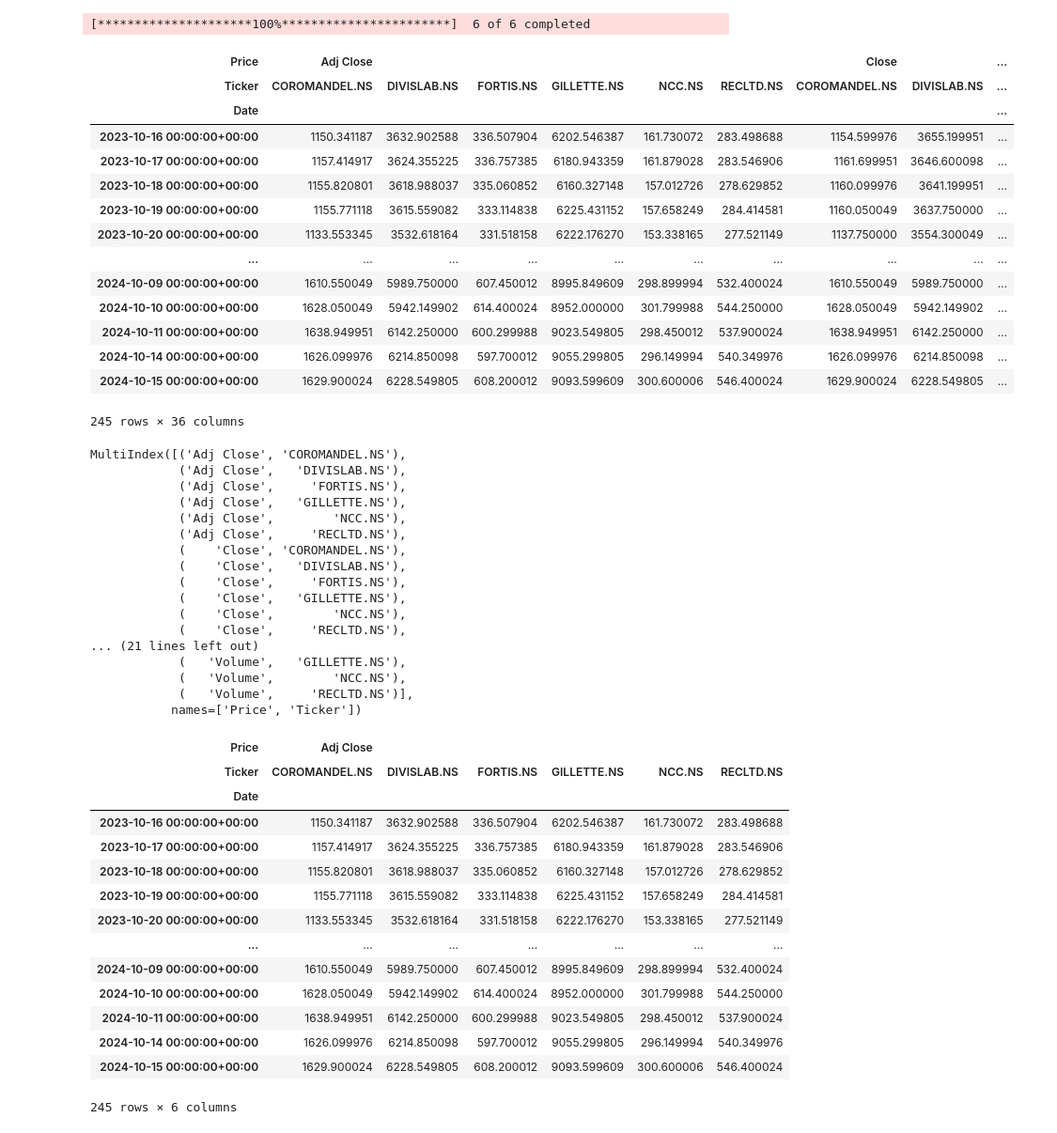
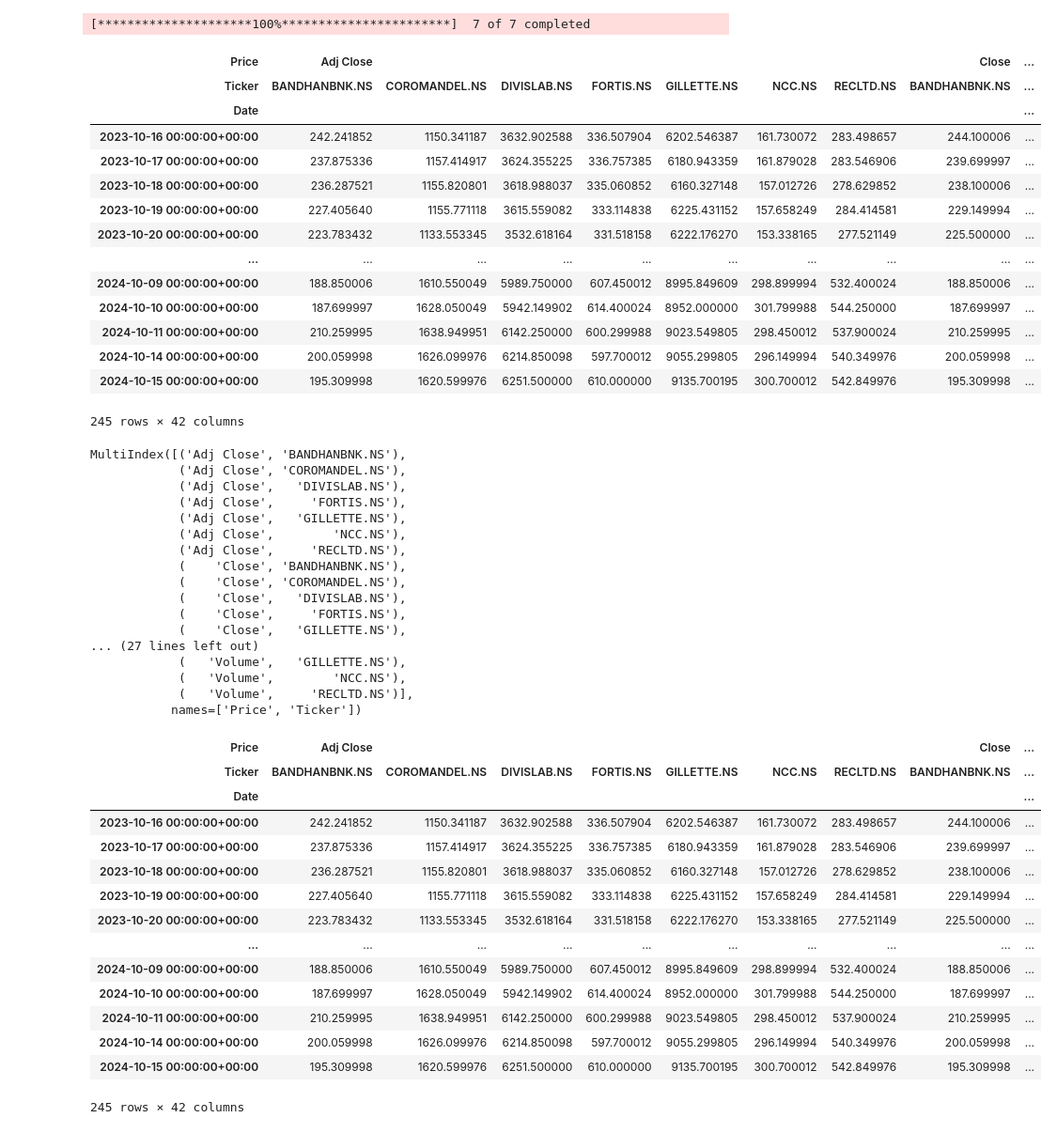
Before and after one commit to Rishi-Bharadwaj/Applied-AI-in-Finance, a Jupyter notebook: Sapm/first.ipynb, the cells around one changed output. Shown at 94% size. Drawn from its saved outputs; the diff is of its cells as text; code cells hidden in the pictures.

```diff
--- a/Sapm/first.ipynb
+++ b/Sapm/first.ipynb
@@ -2,67 +2,70 @@
 import pandas as pd
 import numpy as np
 import yfinance as yf
+import seaborn as sns
+import matplotlib.pyplot as plt
 
-data = yf.download("GILLETTE.NS NCC.NS FORTIS.NS RECLTD.NS DIVISLAB.NS COROMANDEL.NS", period="1y")
+data = yf.download("BANDHANBNK.NS GILLETTE.NS NCC.NS FORTIS.NS RECLTD.NS DIVISLAB.NS COROMANDEL.NS", period="1y")
 data
 # %% [output]
-[*********************100%***********************]  6 of 6 completed
+[*********************100%***********************]  7 of 7 completed
-| Price | Adj Close |  |  |  |  |  | Close |  | ... |
-| Ticker | COROMANDEL.NS | DIVISLAB.NS | FORTIS.NS | GILLETTE.NS | NCC.NS | RECLTD.NS | COROMANDEL.NS | DIVISLAB.NS | ... |
+| Price | Adj Close |  |  |  |  |  |  | Close | ... |
+| Ticker | BANDHANBNK.NS | COROMANDEL.NS | DIVISLAB.NS | FORTIS.NS | GILLETTE.NS | NCC.NS | RECLTD.NS | BANDHANBNK.NS | ... |
 | Date |  |  |  |  |  |  |  |  | ... |
-| 2023-10-16 00:00:00+00:00 | 1150.341187 | 3632.902588 | 336.507904 | 6202.546387 | 161.730072 | 283.498688 | 1154.599976 | 3655.199951 | ... |
-| 2023-10-17 00:00:00+00:00 | 1157.414917 | 3624.355225 | 336.757385 | 6180.943359 | 161.879028 | 283.546906 | 1161.699951 | 3646.600098 | ... |
-| 2023-10-18 00:00:00+00:00 | 1155.820801 | 3618.988037 | 335.060852 | 6160.327148 | 157.012726 | 278.629852 | 1160.099976 | 3641.199951 | ... |
-| 2023-10-19 00:00:00+00:00 | 1155.771118 | 3615.559082 | 333.114838 | 6225.431152 | 157.658249 | 284.414581 | 1160.050049 | 3637.750000 | ... |
-| 2023-10-20 00:00:00+00:00 | 1133.553345 | 3532.618164 | 331.518158 | 6222.176270 | 153.338165 | 277.521149 | 1137.750000 | 3554.300049 | ... |
+| 2023-10-16 00:00:00+00:00 | 242.241852 | 1150.341187 | 3632.902588 | 336.507904 | 6202.546387 | 161.730072 | 283.498657 | 244.100006 | ... |
+| 2023-10-17 00:00:00+00:00 | 237.875336 | 1157.414917 | 3624.355225 | 336.757385 | 6180.943359 | 161.879028 | 283.546906 | 239.699997 | ... |
+| 2023-10-18 00:00:00+00:00 | 236.287521 | 1155.820801 | 3618.988037 | 335.060852 | 6160.327148 | 157.012726 | 278.629852 | 238.100006 | ... |
+| 2023-10-19 00:00:00+00:00 | 227.405640 | 1155.771118 | 3615.559082 | 333.114838 | 6225.431152 | 157.658249 | 284.414581 | 229.149994 | ... |
+| 2023-10-20 00:00:00+00:00 | 223.783432 | 1133.553345 | 3532.618164 | 331.518158 | 6222.176270 | 153.338165 | 277.521149 | 225.500000 | ... |
 | ... | ... | ... | ... | ... | ... | ... | ... | ... | ... |
-| 2024-10-09 00:00:00+00:00 | 1610.550049 | 5989.750000 | 607.450012 | 8995.849609 | 298.899994 | 532.400024 | 1610.550049 | 5989.750000 | ... |
-| 2024-10-10 00:00:00+00:00 | 1628.050049 | 5942.149902 | 614.400024 | 8952.000000 | 301.799988 | 544.250000 | 1628.050049 | 5942.149902 | ... |
-| 2024-10-11 00:00:00+00:00 | 1638.949951 | 6142.250000 | 600.299988 | 9023.549805 | 298.450012 | 537.900024 | 1638.949951 | 6142.250000 | ... |
-| 2024-10-14 00:00:00+00:00 | 1626.099976 | 6214.850098 | 597.700012 | 9055.299805 | 296.149994 | 540.349976 | 1626.099976 | 6214.850098 | ... |
-| 2024-10-15 00:00:00+00:00 | 1629.900024 | 6228.549805 | 608.200012 | 9093.599609 | 300.600006 | 546.400024 | 1629.900024 | 6228.549805 | ... |
+| 2024-10-09 00:00:00+00:00 | 188.850006 | 1610.550049 | 5989.750000 | 607.450012 | 8995.849609 | 298.899994 | 532.400024 | 188.850006 | ... |
+| 2024-10-10 00:00:00+00:00 | 187.699997 | 1628.050049 | 5942.149902 | 614.400024 | 8952.000000 | 301.799988 | 544.250000 | 187.699997 | ... |
+| 2024-10-11 00:00:00+00:00 | 210.259995 | 1638.949951 | 6142.250000 | 600.299988 | 9023.549805 | 298.450012 | 537.900024 | 210.259995 | ... |
+| 2024-10-14 00:00:00+00:00 | 200.059998 | 1626.099976 | 6214.850098 | 597.700012 | 9055.299805 | 296.149994 | 540.349976 | 200.059998 | ... |
+| 2024-10-15 00:00:00+00:00 | 195.309998 | 1620.599976 | 6251.500000 | 610.000000 | 9135.700195 | 300.700012 | 542.849976 | 195.309998 | ... |
-245 rows × 36 columns
+245 rows × 42 columns
 # %%
 data.columns
 # %% [output]
-MultiIndex([('Adj Close', 'COROMANDEL.NS'),
+MultiIndex([('Adj Close', 'BANDHANBNK.NS'),
+            ('Adj Close', 'COROMANDEL.NS'),
             ('Adj Close',   'DIVISLAB.NS'),
             ('Adj Close',     'FORTIS.NS'),
             ('Adj Close',   'GILLETTE.NS'),
             ('Adj Close',        'NCC.NS'),
             ('Adj Close',     'RECLTD.NS'),
+            (    'Close', 'BANDHANBNK.NS'),
             (    'Close', 'COROMANDEL.NS'),
             (    'Close',   'DIVISLAB.NS'),
             (    'Close',     'FORTIS.NS'),
             (    'Close',   'GILLETTE.NS'),
-            (    'Close',        'NCC.NS'),
-            (    'Close',     'RECLTD.NS'),
-... (21 lines left out)
+... (27 lines left out)
             (   'Volume',   'GILLETTE.NS'),
             (   'Volume',        'NCC.NS'),
             (   'Volume',     'RECLTD.NS')],
            names=['Price', 'Ticker'])
 # %%
-data=data[[('Adj Close', 'COROMANDEL.NS'),
+df=data[[('Adj Close', 'BANDHANBNK.NS'),
+         ('Adj Close', 'COROMANDEL.NS'),
             ('Adj Close',   'DIVISLAB.NS'),
             ('Adj Close',     'FORTIS.NS'),
             ('Adj Close',   'GILLETTE.NS'),
             ('Adj Close',        'NCC.NS'),
             ('Adj Close',     'RECLTD.NS'),]]
 data
 # %% [output]
-| Price | Adj Close |  |  |  |  |  |
-| Ticker | COROMANDEL.NS | DIVISLAB.NS | FORTIS.NS | GILLETTE.NS | NCC.NS | RECLTD.NS |
-| Date |  |  |  |  |  |  |
-| 2023-10-16 00:00:00+00:00 | 1150.341187 | 3632.902588 | 336.507904 | 6202.546387 | 161.730072 | 283.498688 |
-| 2023-10-17 00:00:00+00:00 | 1157.414917 | 3624.355225 | 336.757385 | 6180.943359 | 161.879028 | 283.546906 |
-| 2023-10-18 00:00:00+00:00 | 1155.820801 | 3618.988037 | 335.060852 | 6160.327148 | 157.012726 | 278.629852 |
-| 2023-10-19 00:00:00+00:00 | 1155.771118 | 3615.559082 | 333.114838 | 6225.431152 | 157.658249 | 284.414581 |
-| 2023-10-20 00:00:00+00:00 | 1133.553345 | 3532.618164 | 331.518158 | 6222.176270 | 153.338165 | 277.521149 |
-| ... | ... | ... | ... | ... | ... | ... |
-| 2024-10-09 00:00:00+00:00 | 1610.550049 | 5989.750000 | 607.450012 | 8995.849609 | 298.899994 | 532.400024 |
-| 2024-10-10 00:00:00+00:00 | 1628.050049 | 5942.149902 | 614.400024 | 8952.000000 | 301.799988 | 544.250000 |
-| 2024-10-11 00:00:00+00:00 | 1638.949951 | 6142.250000 | 600.299988 | 9023.549805 | 298.450012 | 537.900024 |
-| 2024-10-14 00:00:00+00:00 | 1626.099976 | 6214.850098 | 597.700012 | 9055.299805 | 296.149994 | 540.349976 |
-| 2024-10-15 00:00:00+00:00 | 1629.900024 | 6228.549805 | 608.200012 | 9093.599609 | 300.600006 | 546.400024 |
+| Price | Adj Close |  |  |  |  |  |  | Close | ... |
+| Ticker | BANDHANBNK.NS | COROMANDEL.NS | DIVISLAB.NS | FORTIS.NS | GILLETTE.NS | NCC.NS | RECLTD.NS | BANDHANBNK.NS | ... |
+| Date |  |  |  |  |  |  |  |  | ... |
+| 2023-10-16 00:00:00+00:00 | 242.241852 | 1150.341187 | 3632.902588 | 336.507904 | 6202.546387 | 161.730072 | 283.498657 | 244.100006 | ... |
+| 2023-10-17 00:00:00+00:00 | 237.875336 | 1157.414917 | 3624.355225 | 336.757385 | 6180.943359 | 161.879028 | 283.546906 | 239.699997 | ... |
+| 2023-10-18 00:00:00+00:00 | 236.287521 | 1155.820801 | 3618.988037 | 335.060852 | 6160.327148 | 157.012726 | 278.629852 | 238.100006 | ... |
+| 2023-10-19 00:00:00+00:00 | 227.405640 | 1155.771118 | 3615.559082 | 333.114838 | 6225.431152 | 157.658249 | 284.414581 | 229.149994 | ... |
+| 2023-10-20 00:00:00+00:00 | 223.783432 | 1133.553345 | 3532.618164 | 331.518158 | 6222.176270 | 153.338165 | 277.521149 | 225.500000 | ... |
+| ... | ... | ... | ... | ... | ... | ... | ... | ... | ... |
+| 2024-10-09 00:00:00+00:00 | 188.850006 | 1610.550049 | 5989.750000 | 607.450012 | 8995.849609 | 298.899994 | 532.400024 | 188.850006 | ... |
+| 2024-10-10 00:00:00+00:00 | 187.699997 | 1628.050049 | 5942.149902 | 614.400024 | 8952.000000 | 301.799988 | 544.250000 | 187.699997 | ... |
+| 2024-10-11 00:00:00+00:00 | 210.259995 | 1638.949951 | 6142.250000 | 600.299988 | 9023.549805 | 298.450012 | 537.900024 | 210.259995 | ... |
+| 2024-10-14 00:00:00+00:00 | 200.059998 | 1626.099976 | 6214.850098 | 597.700012 | 9055.299805 | 296.149994 | 540.349976 | 200.059998 | ... |
+| 2024-10-15 00:00:00+00:00 | 195.309998 | 1620.599976 | 6251.500000 | 610.000000 | 9135.700195 | 300.700012 | 542.849976 | 195.309998 | ... |
-245 rows × 6 columns
+245 rows × 42 columns
```
Also changed, not shown: parts of 4 cells of this notebook.
